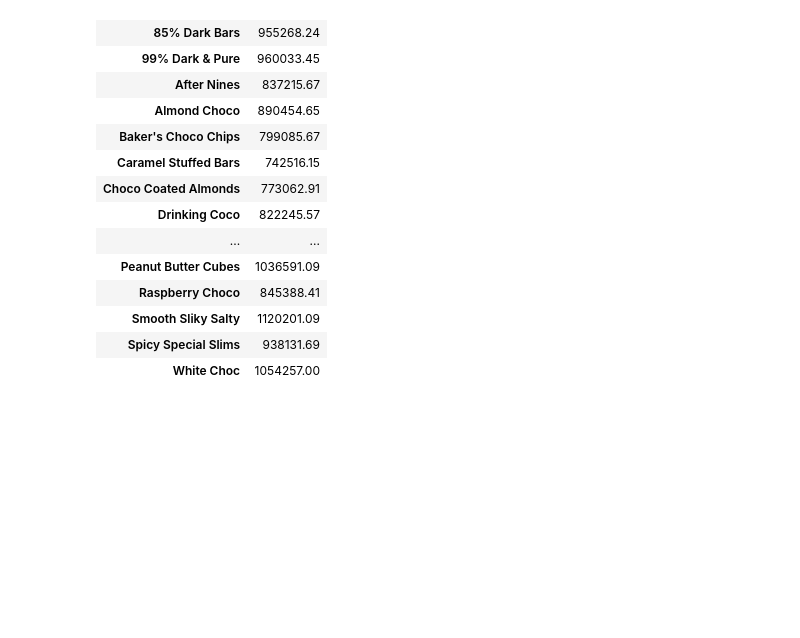
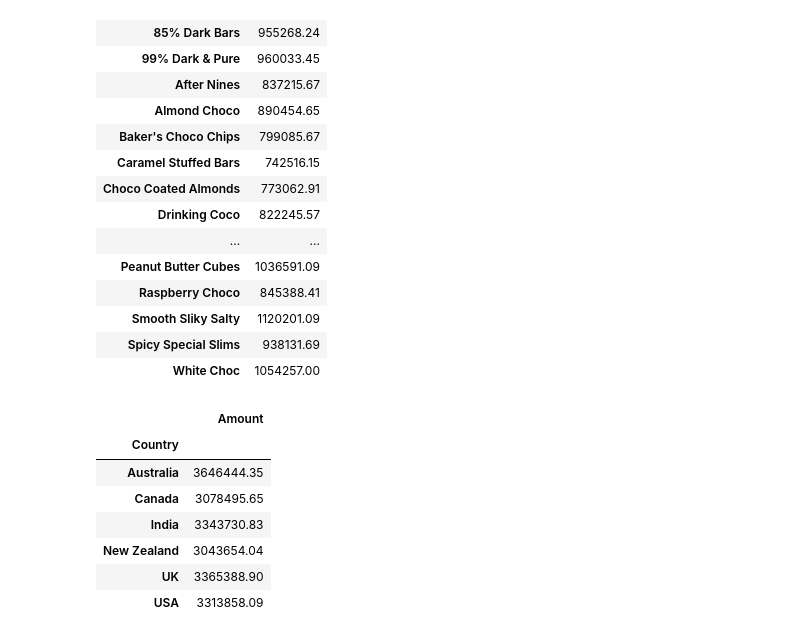
Before and after one commit to RealElvince/chocolate-sales-analysis, a Jupyter notebook: notebooks/chocolate_sales.ipynb, the cells around one changed output. Saved outputs shown, nothing was run; the diff lists cells and outputs as text; code cells hidden in the pictures; blank space fills up the shorter version.

Commit message:
revenue per country

```diff
--- a/notebooks/chocolate_sales.ipynb
+++ b/notebooks/chocolate_sales.ipynb
@@ -207,0 +210,13 @@ product_sales
+# %%
+country_revenue = pd.DataFrame(choco.groupby("Country")["Amount"].sum())
+# %%
+country_revenue
+# %% [output]
+|  | Amount |
+| Country |  |
+| Australia | 3646444.35 |
+| Canada | 3078495.65 |
+| India | 3343730.83 |
+| New Zealand | 3043654.04 |
+| UK | 3365388.90 |
+| USA | 3313858.09 |
```
Also changed, not shown: parts of 2 cells of this notebook.
